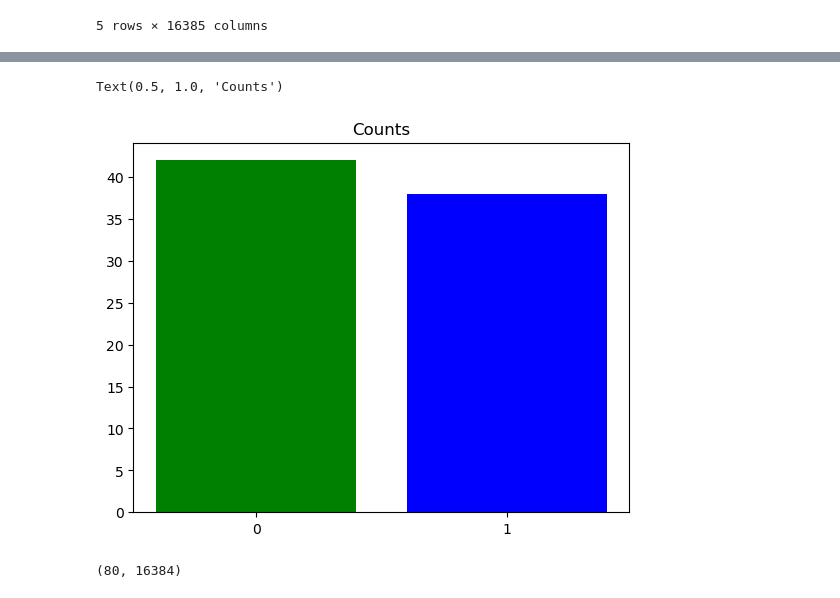
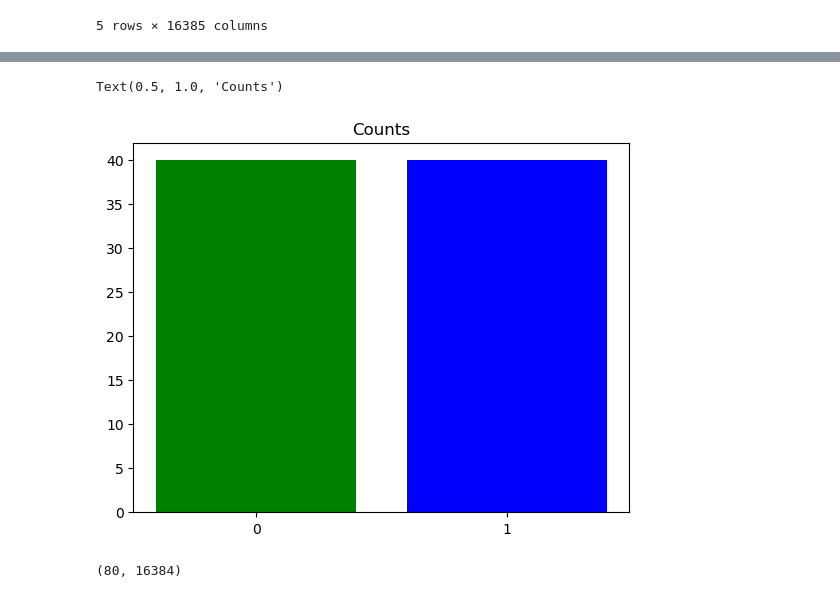
Before and after one commit to samgott123/GB_500-RNP_Analise-, a Jupyter notebook: Execise_2.ipynb, the cells around one changed output, grey strips where cells are left out. Cells and saved outputs as stored; diff of their text form; code cells hidden in the pictures.

```diff
--- a/Execise_2.ipynb
+++ b/Execise_2.ipynb
@@ -121,14 +116,14 @@ y = df.values[:,-1]
 X = scaler(X)
 # %%
 # Separar test y entrenamiento
-X_trainval, X_test, y_trainval, y_test = train_test_split(X, y, test_size=0.2, random_state=42)
+X_trainval, X_test, y_trainval, y_test = train_test_split(X, y, test_size=0.2, random_state=15 ,stratify=y)
 clases ,count = np.unique(y_test,return_counts=True)
 plt.bar(x=clases,height=count,color=['g','b'])
 plt.xticks(clases)
 plt.title('Counts')
 # %% [output]
 Text(0.5, 1.0, 'Counts')
-[figure, old version]
+[figure, new version]
 # %%
 print(X_test.shape)
 # %% [output]
```
Also changed, not shown: parts of 4 cells of this notebook, 1 other file.
